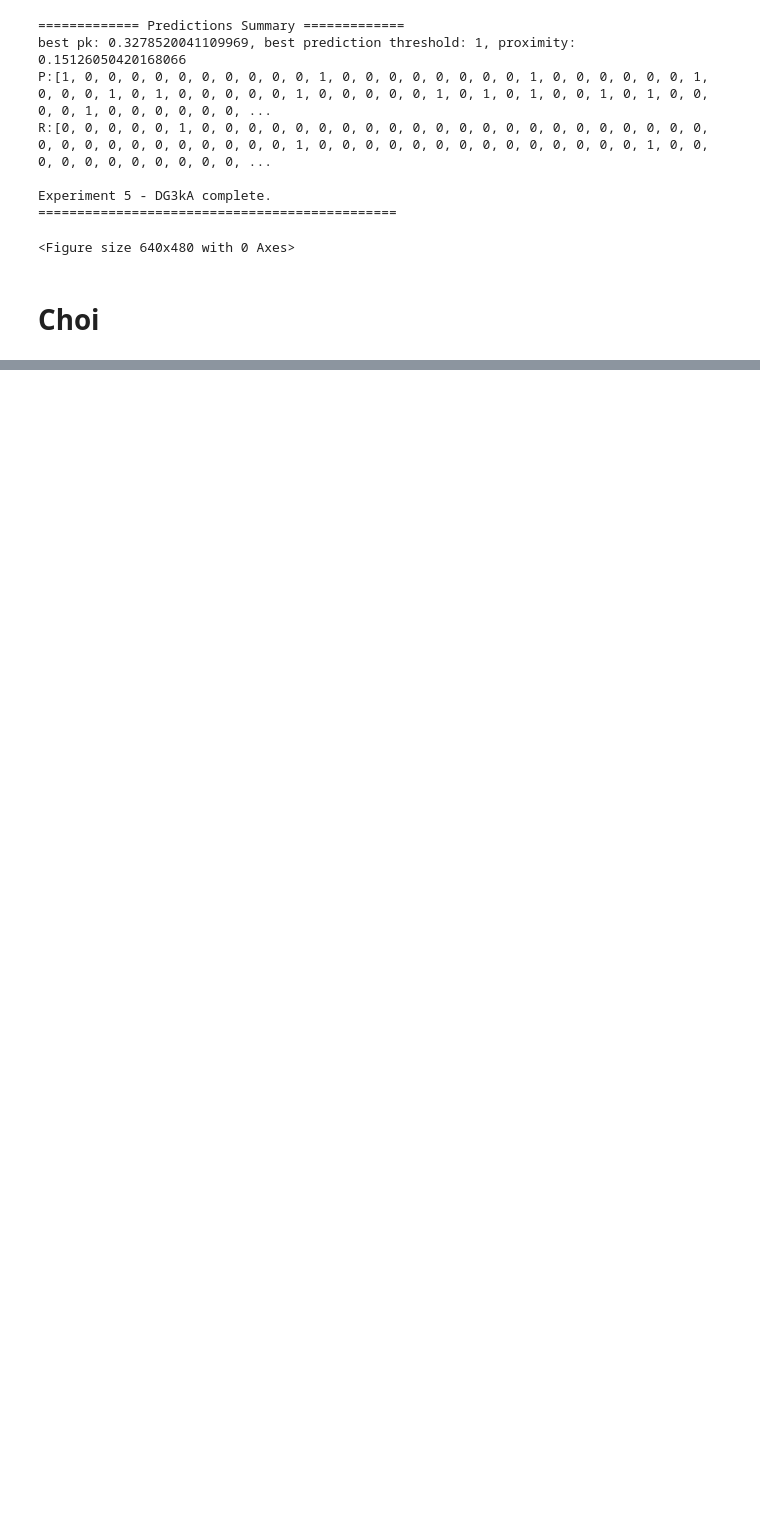
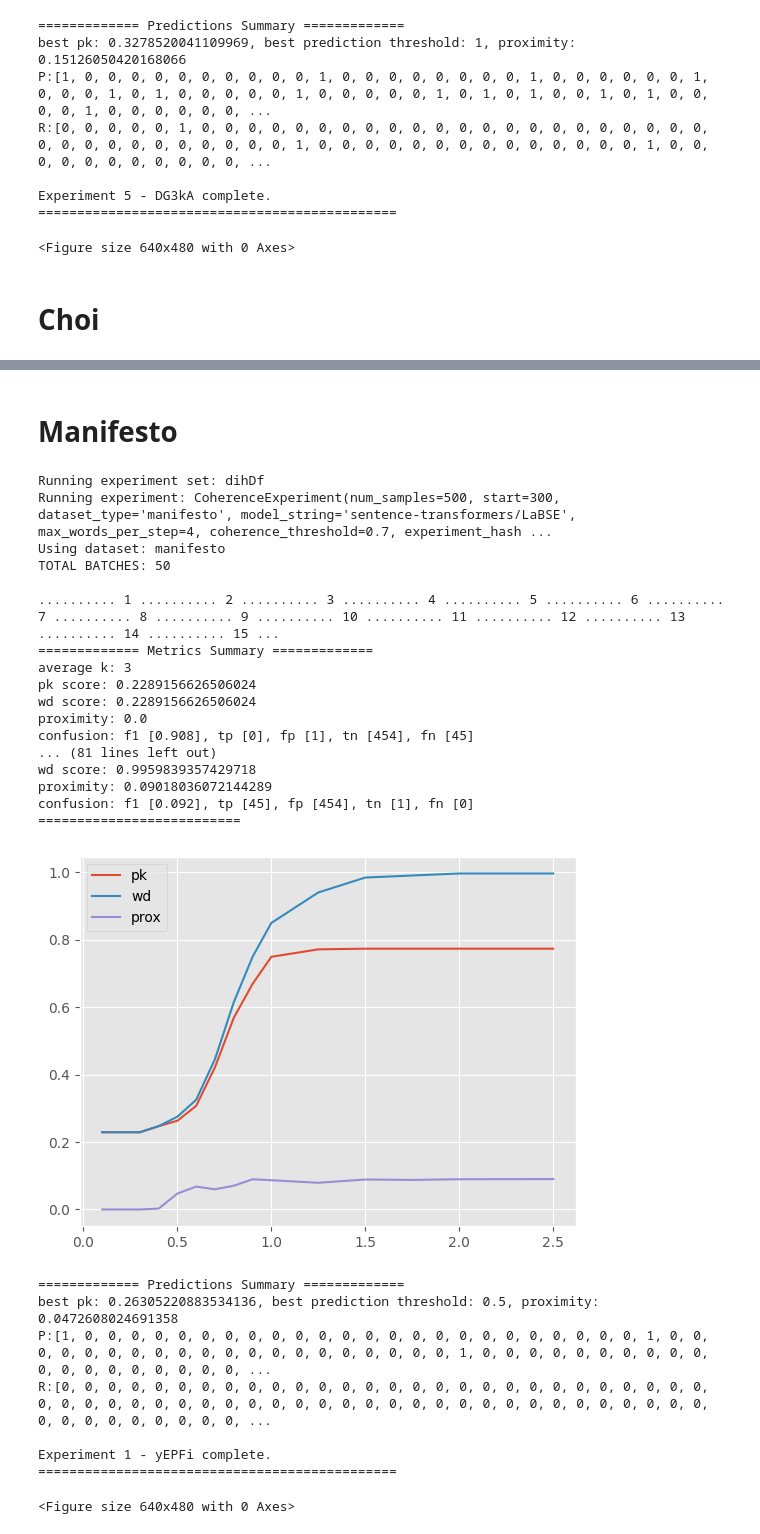
Before and after one commit to HumanMachineLab/CoherenceGraph, a Jupyter notebook: notebooks/1.0-coherence-graph-experimentation.ipynb, the cells around one changed output, grey strips where cells are left out. Drawn from its saved outputs; the diff is of its cells as text; code cells hidden in the pictures; blank space fills up the shorter version.

```diff
--- a/notebooks/1.0-coherence-graph-experimentation.ipynb
+++ b/notebooks/1.0-coherence-graph-experimentation.ipynb
@@ -695,2 +713,60 @@ Experiment 4 - pPX9X complete.
 ==============================================
 <Figure size 640x480 with 0 Axes>
+# %% [markdown]
+# Manifesto
+# %%
+experimentation = Experiment(type="weighted_count")
+
+START = 0
+NUM_SAMPLES = 500
+BATCH_SIZE = 10
+DIVERSE_KEYWORDS = False
+WORDS_PER_STEP = 4
+KEYWORD_DIVERSITY = 0.0
+
+experimentation.queue_experiment(
+    CoherenceExperiment(
+        dataset_type="manifesto",
+        model_string="sentence-transformers/LaBSE",
+        max_words_per_step=WORDS_PER_STEP,
+        diverse_keywords=DIVERSE_KEYWORDS,
+        keyword_diversity=KEYWORD_DIVERSITY,
+        max_graph_depth=5,
+        start=300,
+        num_samples=NUM_SAMPLES,
+        batch_size=BATCH_SIZE,
+        coherence_threshold=0.7,
+        scoring_factor=2,
+        print_metrics_summary=True,
+        print_predictions_summary=True,
+    )
+)
+
+experimentation.run()
+# %% [output]
+Running experiment set: dihDf
+Running experiment: CoherenceExperiment(num_samples=500, start=300, dataset_type='manifesto', model_string='sentence-transformers/LaBSE', max_words_per_step=4, coherence_threshold=0.7, experiment_hash ...
+Using dataset: manifesto
+TOTAL BATCHES: 50
+
+.......... 1 .......... 2 .......... 3 .......... 4 .......... 5 .......... 6 .......... 7 .......... 8 .......... 9 .......... 10 .......... 11 .......... 12 .......... 13 .......... 14 .......... 15 ...
+============= Metrics Summary =============
+average k: 3
+pk score: 0.2289156626506024
+wd score: 0.2289156626506024
+proximity: 0.0
+confusion: f1 [0.908], tp [0], fp [1], tn [454], fn [45]
+... (81 lines left out)
+wd score: 0.9959839357429718
+proximity: 0.09018036072144289
+confusion: f1 [0.092], tp [45], fp [454], tn [1], fn [0]
+==========================
+[figure, added]
+============= Predictions Summary =============
+best pk: 0.26305220883534136, best prediction threshold: 0.5, proximity: 0.0472608024691358
+P:[1, 0, 0, 0, 0, 0, 0, 0, 0, 0, 0, 0, 0, 0, 0, 0, 0, 0, 0, 0, 0, 0, 0, 0, 0, 1, 0, 0, 0, 0, 0, 0, 0, 0, 0, 0, 0, 0, 0, 0, 0, 0, 0, 0, 0, 0, 1, 0, 0, 0, 0, 0, 0, 0, 0, 0, 0, 0, 0, 0, 0, 0, 0, 0, 0, 0, ...
+R:[0, 0, 0, 0, 0, 0, 0, 0, 0, 0, 0, 0, 0, 0, 0, 0, 0, 0, 0, 0, 0, 0, 0, 0, 0, 0, 0, 0, 0, 0, 0, 0, 0, 0, 0, 0, 0, 0, 0, 0, 0, 0, 0, 0, 0, 0, 0, 0, 0, 0, 0, 0, 0, 0, 0, 0, 0, 0, 0, 0, 0, 0, 0, 0, 0, 0, ...
+
+Experiment 1 - yEPFi complete.
+==============================================
+<Figure size 640x480 with 0 Axes>
```
Also changed, not shown: parts of 10 cells of this notebook, 8 other files.
